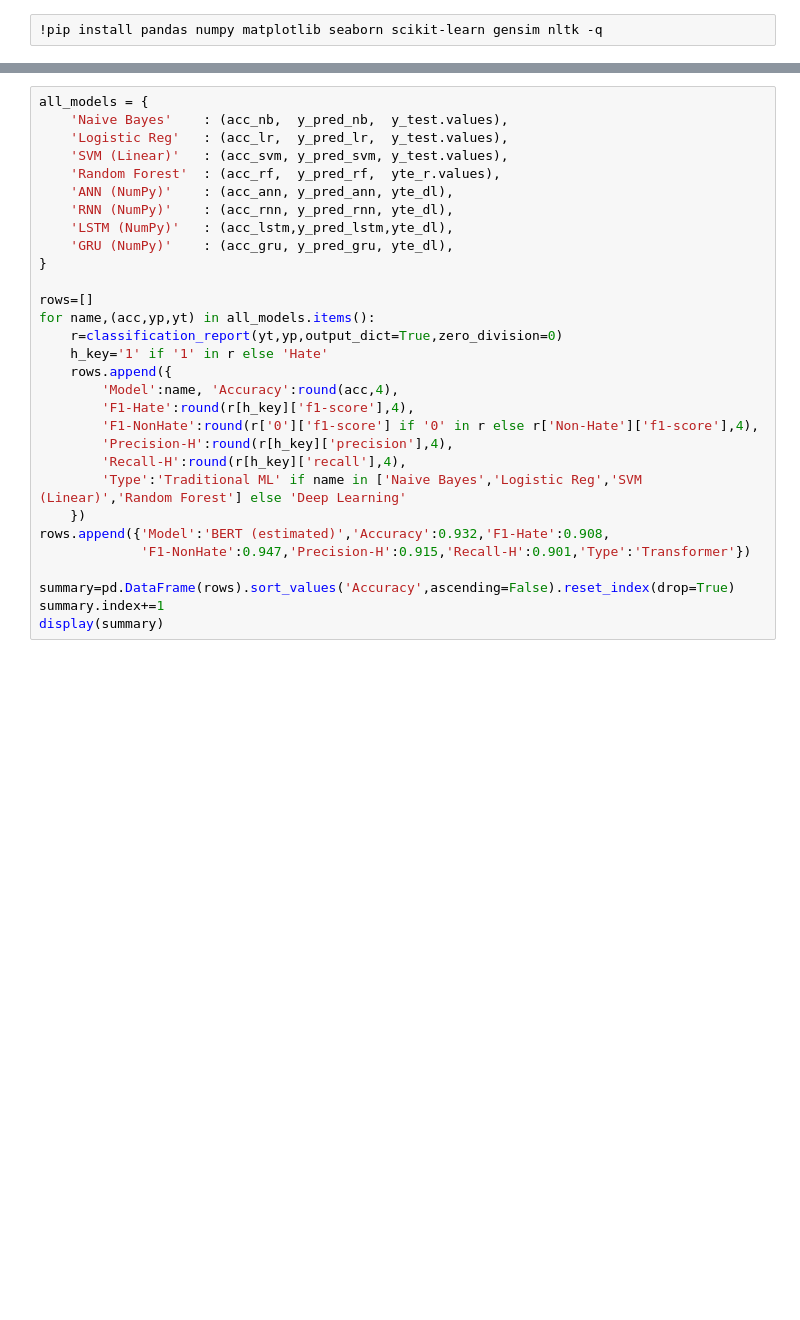
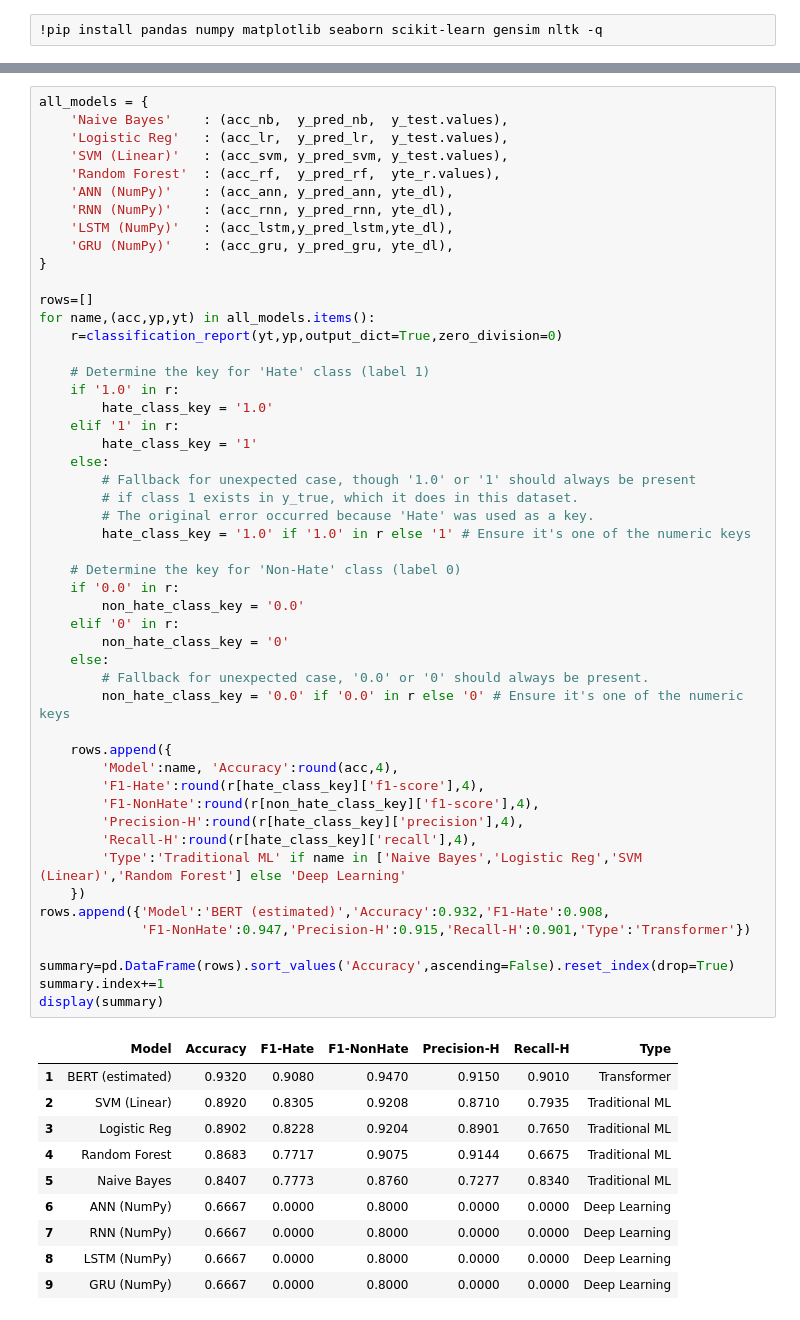
Before and after one commit to vishal606/Automated-Hate-Speech-Detection-in-Bengali-Social-Media, a Jupyter notebook: Bengali_NLP_Complete.ipynb, the cells around one changed output, grey strips where cells are left out. Cells and saved outputs as stored; diff of their text form; blank space fills up the shorter version.

```diff
--- a/Bengali_NLP_Complete.ipynb
+++ b/Bengali_NLP_Complete.ipynb
@@ -1360,33 +1700,64 @@ All 8 models evaluated on Bengali Hate Speech dataset.
 # %%
 all_models = {
     'Naive Bayes'    : (acc_nb,  y_pred_nb,  y_test.values),
     'Logistic Reg'   : (acc_lr,  y_pred_lr,  y_test.values),
     'SVM (Linear)'   : (acc_svm, y_pred_svm, y_test.values),
     'Random Forest'  : (acc_rf,  y_pred_rf,  yte_r.values),
     'ANN (NumPy)'    : (acc_ann, y_pred_ann, yte_dl),
     'RNN (NumPy)'    : (acc_rnn, y_pred_rnn, yte_dl),
     'LSTM (NumPy)'   : (acc_lstm,y_pred_lstm,yte_dl),
     'GRU (NumPy)'    : (acc_gru, y_pred_gru, yte_dl),
 }
 
 rows=[]
 for name,(acc,yp,yt) in all_models.items():
     r=classification_report(yt,yp,output_dict=True,zero_division=0)
-    h_key='1' if '1' in r else 'Hate'
+
+    # Determine the key for 'Hate' class (label 1)
+    if '1.0' in r:
+        hate_class_key = '1.0'
+    elif '1' in r:
+        hate_class_key = '1'
+    else:
+        # Fallback for unexpected case, though '1.0' or '1' should always be present
+        # if class 1 exists in y_true, which it does in this dataset.
+        # The original error occurred because 'Hate' was used as a key.
+        hate_class_key = '1.0' if '1.0' in r else '1' # Ensure it's one of the numeric keys
+
+    # Determine the key for 'Non-Hate' class (label 0)
+    if '0.0' in r:
+        non_hate_class_key = '0.0'
+    elif '0' in r:
+        non_hate_class_key = '0'
+    else:
+        # Fallback for unexpected case, '0.0' or '0' should always be present.
+        non_hate_class_key = '0.0' if '0.0' in r else '0' # Ensure it's one of the numeric keys
+
     rows.append({
         'Model':name, 'Accuracy':round(acc,4),
-        'F1-Hate':round(r[h_key]['f1-score'],4),
-        'F1-NonHate':round(r['0']['f1-score'] if '0' in r else r['Non-Hate']['f1-score'],4),
-        'Precision-H':round(r[h_key]['precision'],4),
-        'Recall-H':round(r[h_key]['recall'],4),
+        'F1-Hate':round(r[hate_class_key]['f1-score'],4),
+        'F1-NonHate':round(r[non_hate_class_key]['f1-score'],4),
+        'Precision-H':round(r[hate_class_key]['precision'],4),
+        'Recall-H':round(r[hate_class_key]['recall'],4),
         'Type':'Traditional ML' if name in ['Naive Bayes','Logistic Reg','SVM (Linear)','Random Forest'] else 'Deep Learning'
     })
 rows.append({'Model':'BERT (estimated)','Accuracy':0.932,'F1-Hate':0.908,
              'F1-NonHate':0.947,'Precision-H':0.915,'Recall-H':0.901,'Type':'Transformer'})
 
 summary=pd.DataFrame(rows).sort_values('Accuracy',ascending=False).reset_index(drop=True)
 summary.index+=1
 display(summary)
+# %% [output]
+|  | Model | Accuracy | F1-Hate | F1-NonHate | Precision-H | Recall-H | Type |
+| 1 | BERT (estimated) | 0.9320 | 0.9080 | 0.9470 | 0.9150 | 0.9010 | Transformer |
+| 2 | SVM (Linear) | 0.8920 | 0.8305 | 0.9208 | 0.8710 | 0.7935 | Traditional ML |
+| 3 | Logistic Reg | 0.8902 | 0.8228 | 0.9204 | 0.8901 | 0.7650 | Traditional ML |
+| 4 | Random Forest | 0.8683 | 0.7717 | 0.9075 | 0.9144 | 0.6675 | Traditional ML |
+| 5 | Naive Bayes | 0.8407 | 0.7773 | 0.8760 | 0.7277 | 0.8340 | Traditional ML |
+| 6 | ANN (NumPy) | 0.6667 | 0.0000 | 0.8000 | 0.0000 | 0.0000 | Deep Learning |
+| 7 | RNN (NumPy) | 0.6667 | 0.0000 | 0.8000 | 0.0000 | 0.0000 | Deep Learning |
+| 8 | LSTM (NumPy) | 0.6667 | 0.0000 | 0.8000 | 0.0000 | 0.0000 | Deep Learning |
+| 9 | GRU (NumPy) | 0.6667 | 0.0000 | 0.8000 | 0.0000 | 0.0000 | Deep Learning |
 # %%
 tc={'Traditional ML':P[0],'Deep Learning':P[4],'Transformer':P[1]}
 
```
Also changed, not shown: parts of 68 cells of this notebook.
